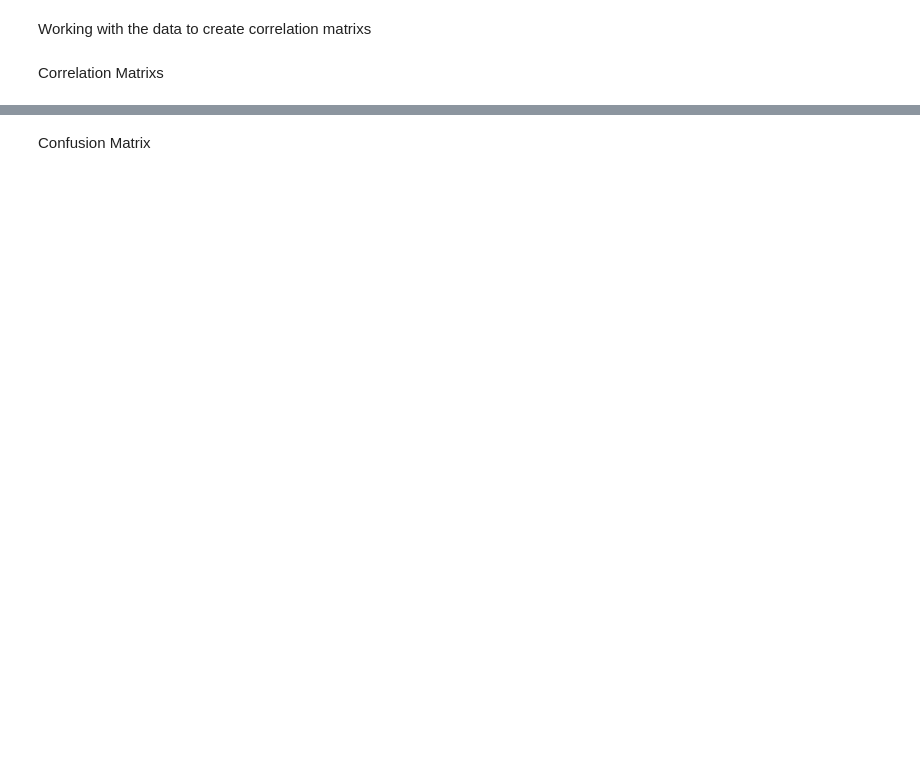
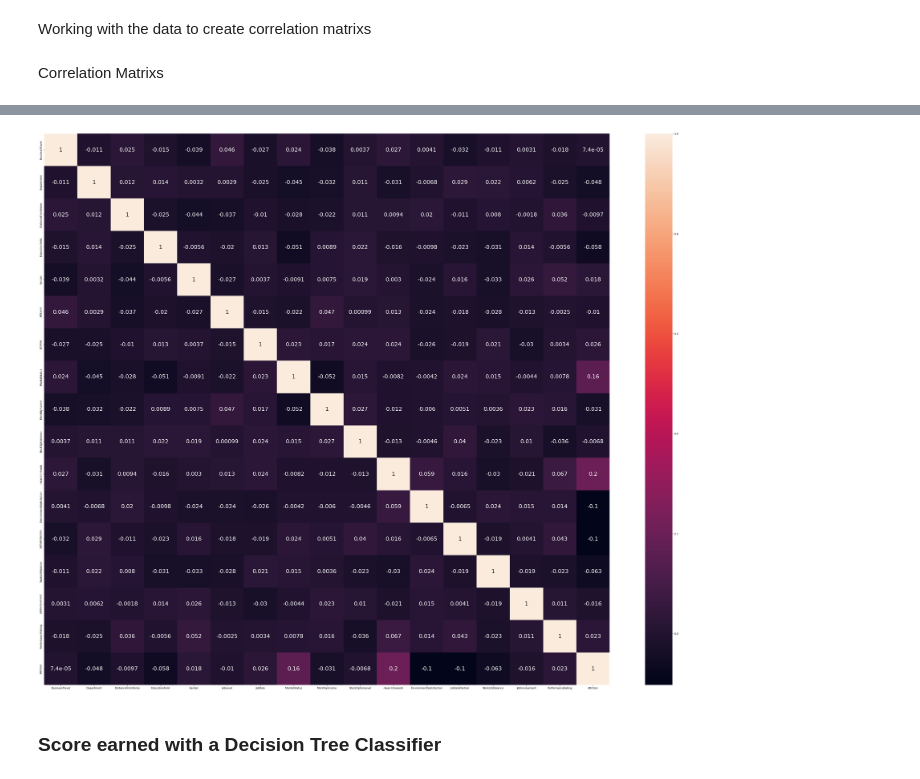
Before and after one commit to Plexiglace-EL/projet-IA, a Jupyter notebook: Model.ipynb, the cells around one changed output, grey strips where cells are left out. Drawn from its saved outputs; the diff is of its cells as text; code cells hidden in the pictures; blank space fills up the shorter version.

```diff
--- a/Model.ipynb
+++ b/Model.ipynb
@@ -262,15 +313,17 @@ import seaborn as sns
 # %%
 import seaborn as sns
-# X_corr_2 = X.loc[:, :]
+X_corr_2 = X.loc[:, :]
 
-# #X_corr_2 = X_corr_2.drop(columns=['Age', 'Education', 'NumCompaniesWorked', 'PercentSalaryHike', 'TotalWorkingYears', 'TrainingTimesLastYear', 'YearsAtCompany', 'YearsSinceLastPromotion', 'YearsWithCurrManager', 'StandardHours', 'Over18'])
-# plt.figure(figsize=(50, 40))
-# correlation = X_corr_2.corr(method='pearson')
-# correlation.describe()
-# sns.heatmap(correlation, annot=True, annot_kws={'size': 22})
-# plt.show()
+X_corr_2 = X_corr_2.drop(columns=['Age', 'Education', 'NumCompaniesWorked', 'PercentSalaryHike', 'TotalWorkingYears', 'TrainingTimesLastYear', 'YearsAtCompany', 'YearsSinceLastPromotion', 'YearsWithCurrManager'])
+plt.figure(figsize=(50, 40))
+correlation = X_corr_2.corr(method='pearson')
+correlation.describe()
+sns.heatmap(correlation, annot=True, annot_kws={'size': 22})
+plt.show()
+# %% [output]
+[figure, added]
 # %% [markdown]
-Confusion Matrix
+### Score earned with a Decision Tree Classifier
 # %%
 from sklearn.metrics import confusion_matrix
 from sklearn.metrics import ConfusionMatrixDisplay
```
Also changed, not shown: parts of 32 cells of this notebook.
